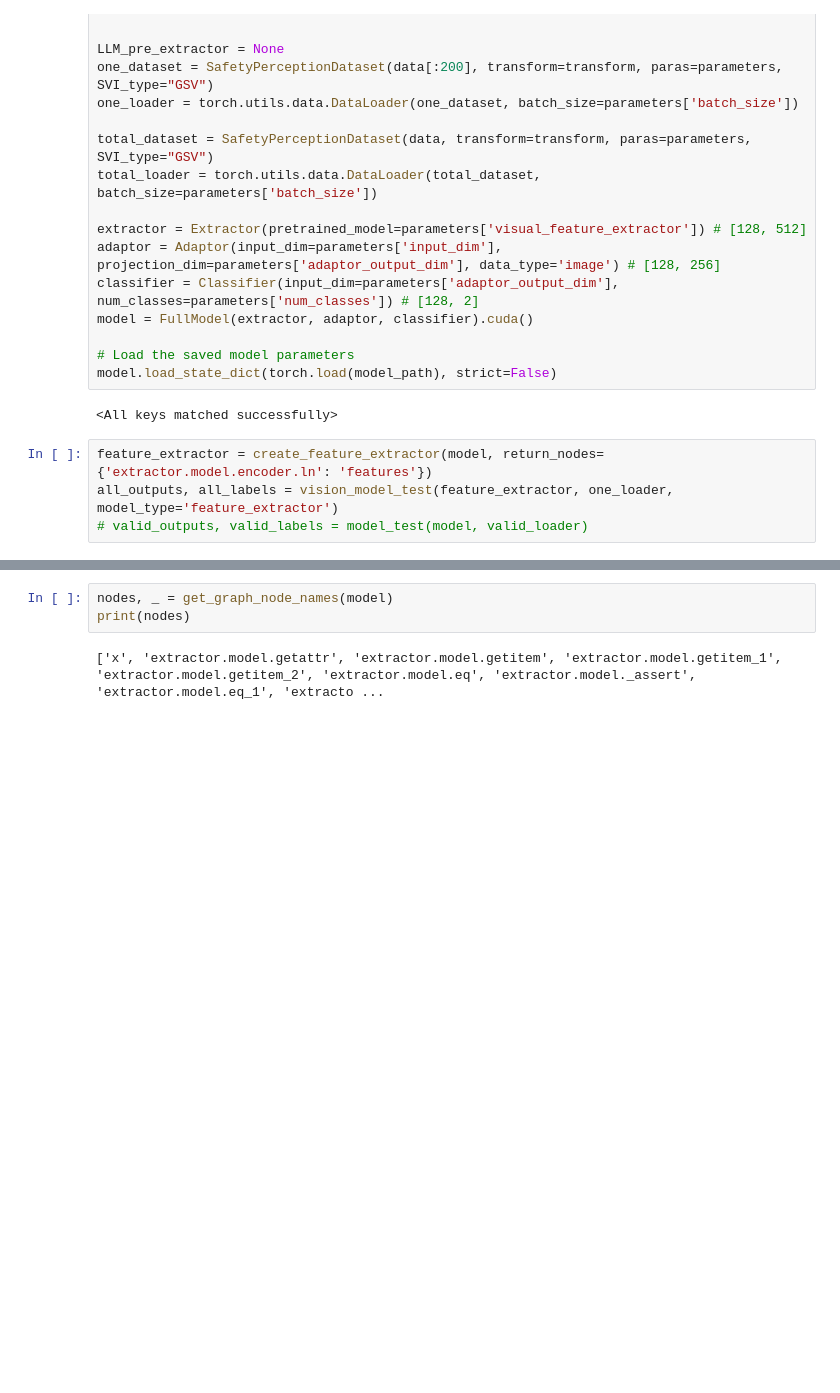
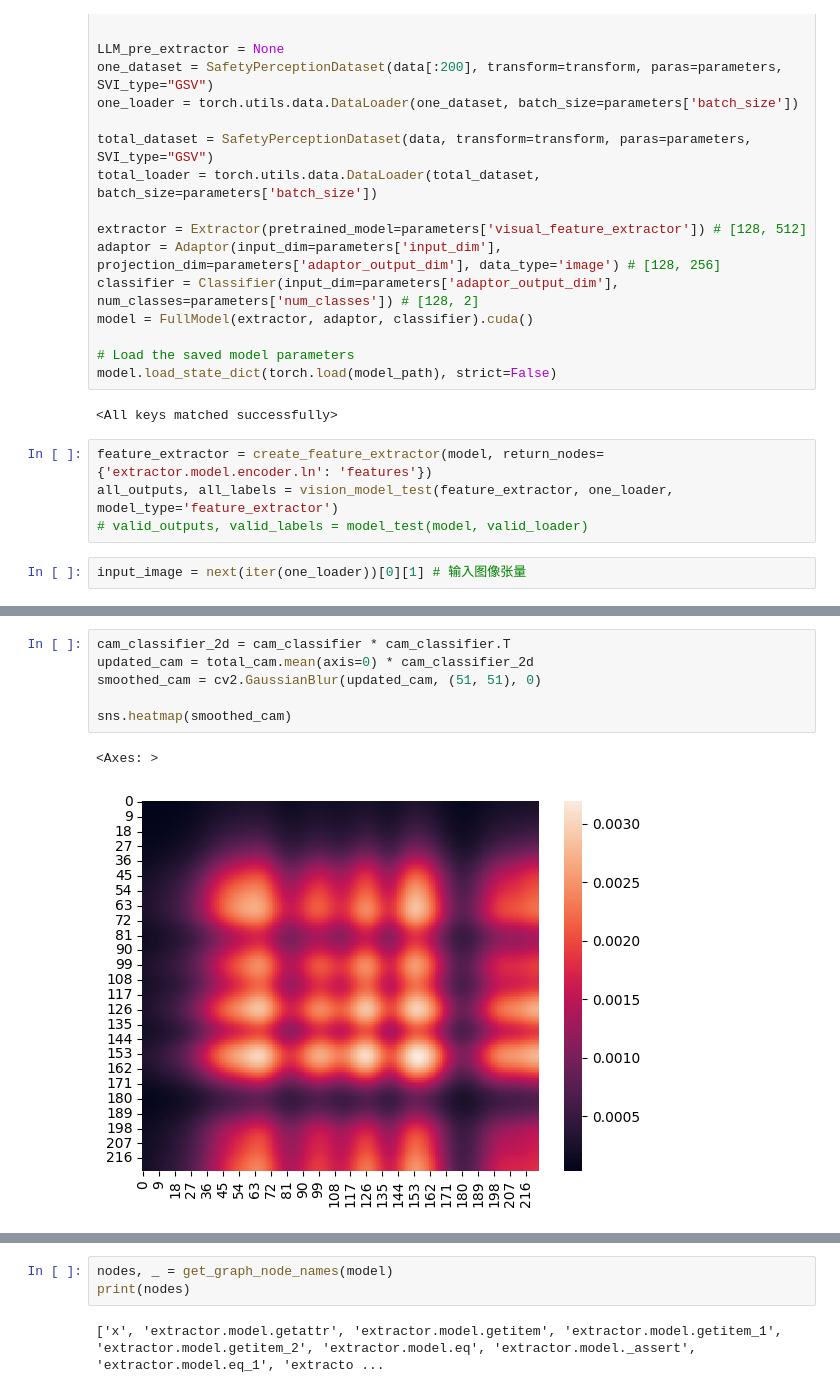
Before and after one commit to CeHouGIS/Safety_Perception_HK, a Jupyter notebook: safety_perception_model/single_model/prediction.ipynb, the cells around one changed output, grey strips where cells are left out. Cells and saved outputs as stored; diff of their text form; blank space fills up the shorter version.

```diff
--- a/safety_perception_model/single_model/prediction.ipynb
+++ b/safety_perception_model/single_model/prediction.ipynb
@@ -116,3 +116,5 @@ model.load_state_dict(torch.load(model_path), strict=False)
 feature_extractor = create_feature_extractor(model, return_nodes={'extractor.model.encoder.ln': 'features'})
 all_outputs, all_labels = vision_model_test(feature_extractor, one_loader, model_type='feature_extractor')
 # valid_outputs, valid_labels = model_test(model, valid_loader)
+# %%
+input_image = next(iter(one_loader))[0][1] # 输入图像张量
@@ -118,0 +295,9 @@ all_outputs, all_labels = vision_model_test(feature_extractor, one_loader, model
+# %%
+cam_classifier_2d = cam_classifier * cam_classifier.T
+updated_cam = total_cam.mean(axis=0) * cam_classifier_2d
+smoothed_cam = cv2.GaussianBlur(updated_cam, (51, 51), 0)
+
+sns.heatmap(smoothed_cam)
+# %% [output]
+<Axes: >
+[figure, added]
```
Also changed, not shown: parts of 7 cells of this notebook.
